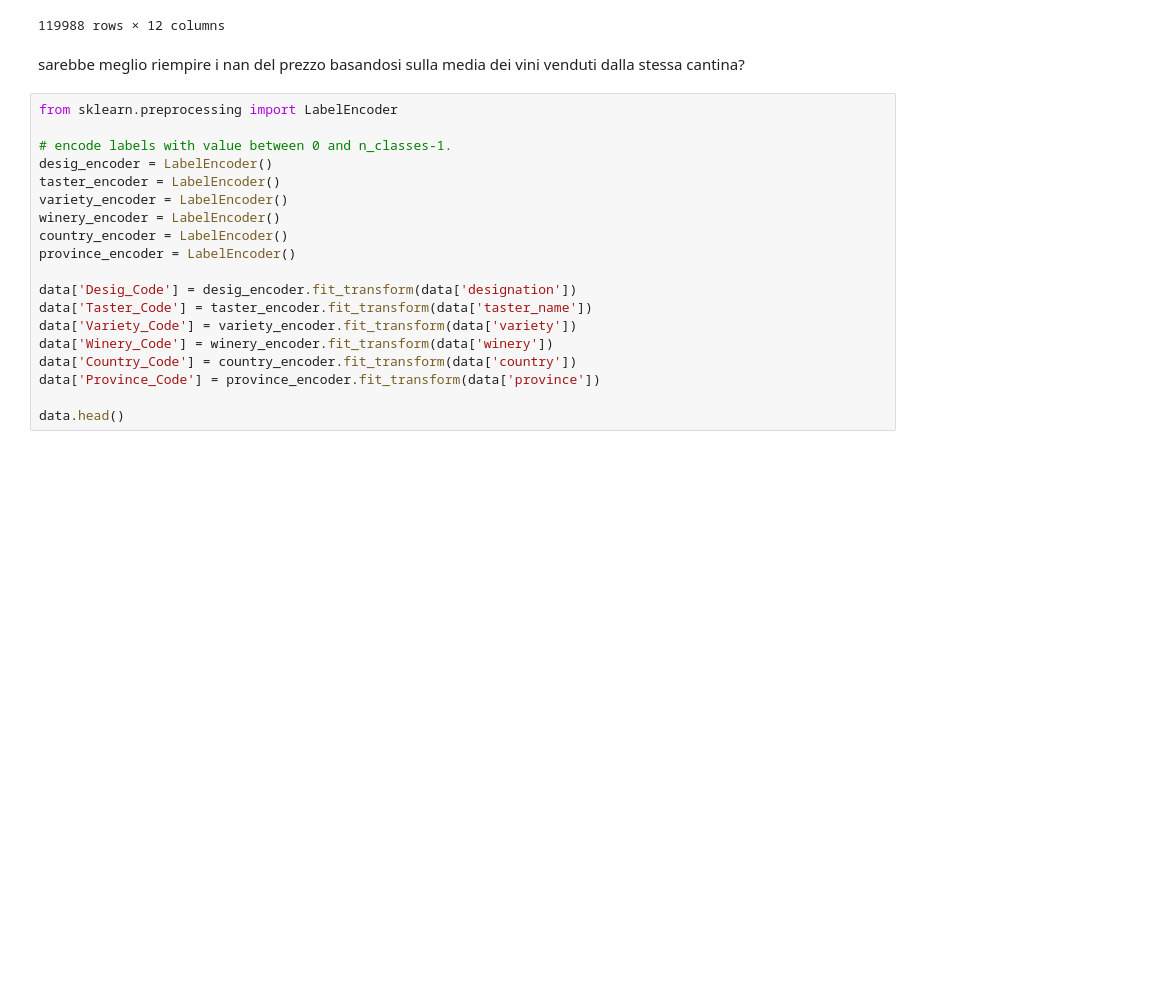
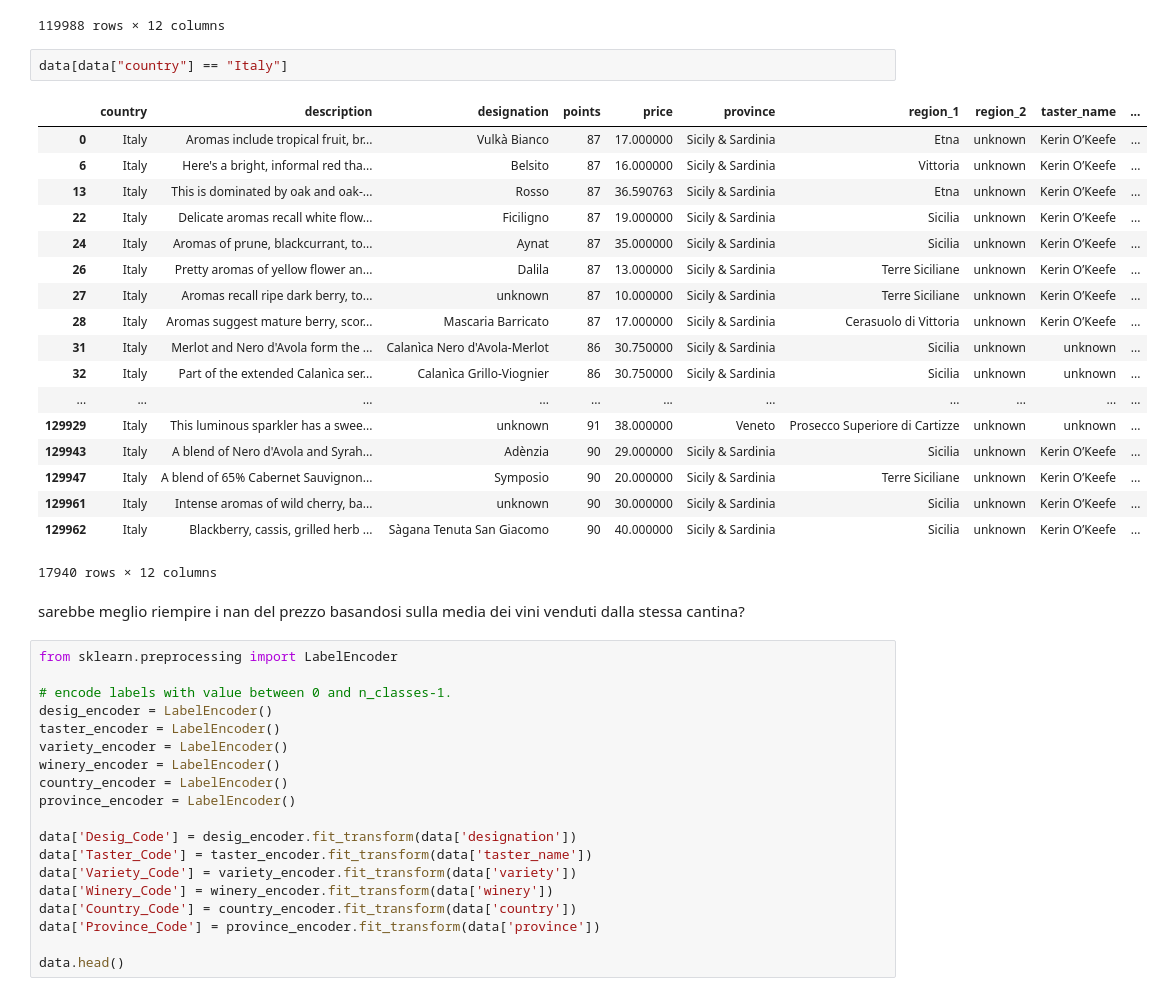
Before and after one commit to Gneur11/bda, a Jupyter notebook: Wine Dataset.ipynb, the cells around one changed output. Drawn from its saved outputs; the diff is of its cells as text; blank space fills up the shorter version.

```diff
--- a/Wine Dataset.ipynb
+++ b/Wine Dataset.ipynb
@@ -196,6 +196,27 @@ data
 | 129969 | France | A dry style of Pinot Gris, this i... | unknown | 90 | 32.000000 | Alsace | Alsace | unknown | Roger Voss | ... |
 | 129970 | France | Big, rich and off-dry, this is po... | Lieu-dit Harth Cuvée Caroline | 90 | 21.000000 | Alsace | Alsace | unknown | Roger Voss | ... |
 119988 rows × 12 columns
+# %%
+data[data["country"] == "Italy"]
+# %% [output]
+|  | country | description | designation | points | price | province | region_1 | region_2 | taster_name | ... |
+| 0 | Italy | Aromas include tropical fruit, br... | Vulkà Bianco | 87 | 17.000000 | Sicily & Sardinia | Etna | unknown | Kerin O’Keefe | ... |
+| 6 | Italy | Here's a bright, informal red tha... | Belsito | 87 | 16.000000 | Sicily & Sardinia | Vittoria | unknown | Kerin O’Keefe | ... |
+| 13 | Italy | This is dominated by oak and oak-... | Rosso | 87 | 36.590763 | Sicily & Sardinia | Etna | unknown | Kerin O’Keefe | ... |
+| 22 | Italy | Delicate aromas recall white flow... | Ficiligno | 87 | 19.000000 | Sicily & Sardinia | Sicilia | unknown | Kerin O’Keefe | ... |
+| 24 | Italy | Aromas of prune, blackcurrant, to... | Aynat | 87 | 35.000000 | Sicily & Sardinia | Sicilia | unknown | Kerin O’Keefe | ... |
+| 26 | Italy | Pretty aromas of yellow flower an... | Dalila | 87 | 13.000000 | Sicily & Sardinia | Terre Siciliane | unknown | Kerin O’Keefe | ... |
+| 27 | Italy | Aromas recall ripe dark berry, to... | unknown | 87 | 10.000000 | Sicily & Sardinia | Terre Siciliane | unknown | Kerin O’Keefe | ... |
+| 28 | Italy | Aromas suggest mature berry, scor... | Mascaria Barricato | 87 | 17.000000 | Sicily & Sardinia | Cerasuolo di Vittoria | unknown | Kerin O’Keefe | ... |
+| 31 | Italy | Merlot and Nero d'Avola form the ... | Calanìca Nero d'Avola-Merlot | 86 | 30.750000 | Sicily & Sardinia | Sicilia | unknown | unknown | ... |
+| 32 | Italy | Part of the extended Calanìca ser... | Calanìca Grillo-Viognier | 86 | 30.750000 | Sicily & Sardinia | Sicilia | unknown | unknown | ... |
+| ... | ... | ... | ... | ... | ... | ... | ... | ... | ... | ... |
+| 129929 | Italy | This luminous sparkler has a swee... | unknown | 91 | 38.000000 | Veneto | Prosecco Superiore di Cartizze | unknown | unknown | ... |
+| 129943 | Italy | A blend of Nero d'Avola and Syrah... | Adènzia | 90 | 29.000000 | Sicily & Sardinia | Sicilia | unknown | Kerin O’Keefe | ... |
+| 129947 | Italy | A blend of 65% Cabernet Sauvignon... | Symposio | 90 | 20.000000 | Sicily & Sardinia | Terre Siciliane | unknown | Kerin O’Keefe | ... |
+| 129961 | Italy | Intense aromas of wild cherry, ba... | unknown | 90 | 30.000000 | Sicily & Sardinia | Sicilia | unknown | Kerin O’Keefe | ... |
+| 129962 | Italy | Blackberry, cassis, grilled herb ... | Sàgana Tenuta San Giacomo | 90 | 40.000000 | Sicily & Sardinia | Sicilia | unknown | Kerin O’Keefe | ... |
+17940 rows × 12 columns
 # %% [markdown]
 sarebbe meglio riempire i nan del prezzo basandosi sulla media dei vini venduti dalla stessa cantina?
 # %%
```
Also changed, not shown: parts of 9 cells of this notebook, 1 other file.
